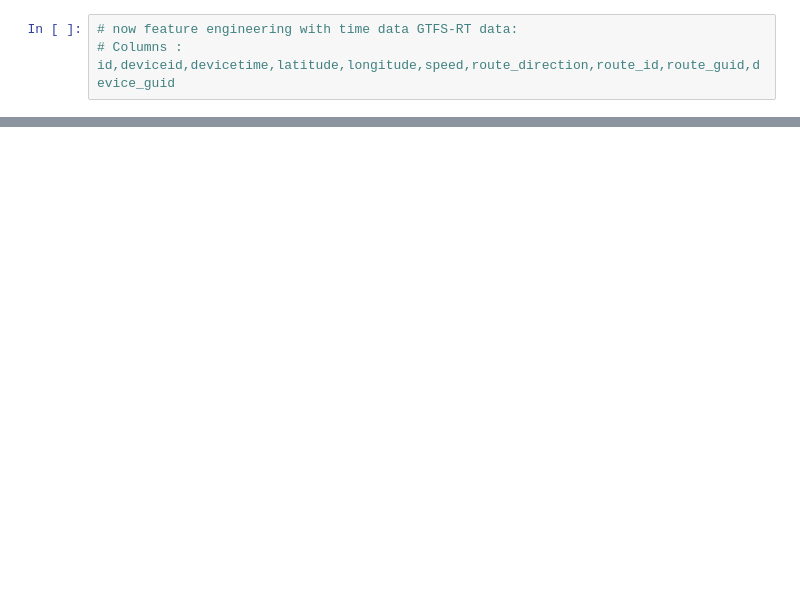
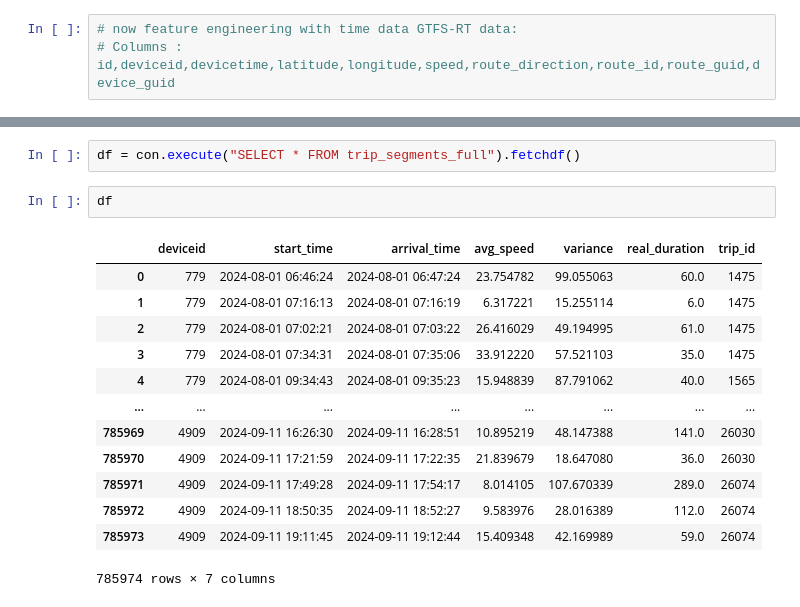
Before and after one commit to Dusuan/ml-proyects, a Jupyter notebook: bus_proyect_pipeline/bus.ipynb, the cells around one changed output, grey strips where cells are left out. Cells and saved outputs as stored; diff of their text form; blank space fills up the shorter version.

```diff
--- a/bus_proyect_pipeline/bus.ipynb
+++ b/bus_proyect_pipeline/bus.ipynb
@@ -266,0 +382,18 @@ segment_level_data
+# %%
+df = con.execute("SELECT * FROM trip_segments_full").fetchdf()
+# %%
+df
+# %% [output]
+|  | deviceid | start_time | arrival_time | avg_speed | variance | real_duration | trip_id |
+| 0 | 779 | 2024-08-01 06:46:24 | 2024-08-01 06:47:24 | 23.754782 | 99.055063 | 60.0 | 1475 |
+| 1 | 779 | 2024-08-01 07:16:13 | 2024-08-01 07:16:19 | 6.317221 | 15.255114 | 6.0 | 1475 |
+| 2 | 779 | 2024-08-01 07:02:21 | 2024-08-01 07:03:22 | 26.416029 | 49.194995 | 61.0 | 1475 |
+| 3 | 779 | 2024-08-01 07:34:31 | 2024-08-01 07:35:06 | 33.912220 | 57.521103 | 35.0 | 1475 |
+| 4 | 779 | 2024-08-01 09:34:43 | 2024-08-01 09:35:23 | 15.948839 | 87.791062 | 40.0 | 1565 |
+| ... | ... | ... | ... | ... | ... | ... | ... |
+| 785969 | 4909 | 2024-09-11 16:26:30 | 2024-09-11 16:28:51 | 10.895219 | 48.147388 | 141.0 | 26030 |
+| 785970 | 4909 | 2024-09-11 17:21:59 | 2024-09-11 17:22:35 | 21.839679 | 18.647080 | 36.0 | 26030 |
+| 785971 | 4909 | 2024-09-11 17:49:28 | 2024-09-11 17:54:17 | 8.014105 | 107.670339 | 289.0 | 26074 |
+| 785972 | 4909 | 2024-09-11 18:50:35 | 2024-09-11 18:52:27 | 9.583976 | 28.016389 | 112.0 | 26074 |
+| 785973 | 4909 | 2024-09-11 19:11:45 | 2024-09-11 19:12:44 | 15.409348 | 42.169989 | 59.0 | 26074 |
+785974 rows × 7 columns
```
Also changed, not shown: parts of 24 cells of this notebook.
